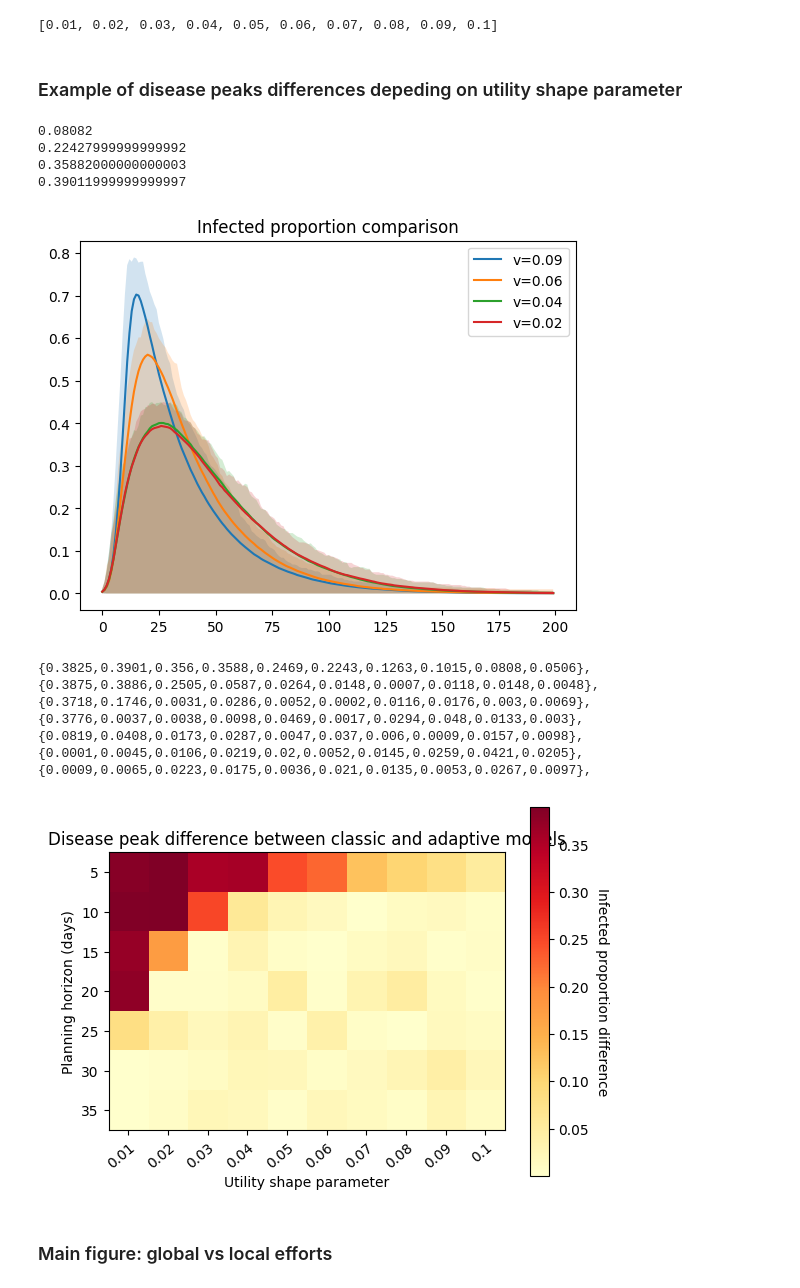
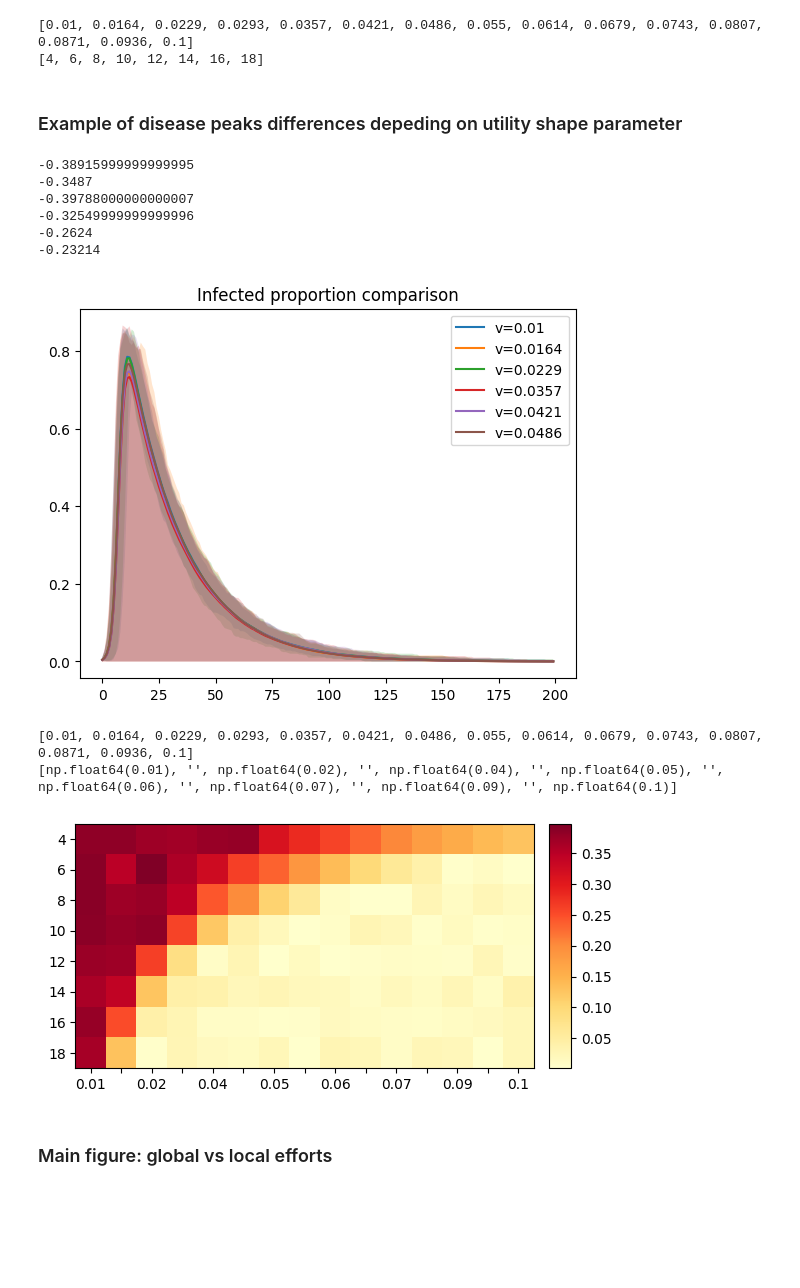
Before and after one commit to JimmyCalvoMonge/AdaptiveNetworks, a Jupyter notebook: network_experiments.ipynb, the cells around one changed output. Cells and saved outputs as stored; diff of their text form; code cells hidden in the pictures; blank space fills up the shorter version.

Commit message:
Changes to graph functions

```diff
--- a/network_experiments.ipynb
+++ b/network_experiments.ipynb
@@ -6,17 +5,19 @@ import test as test
 import plotly.express as px
 # %%
-epidist_data = pd.read_csv('./Data/epidist_new.csv')
-bepidist_data = pd.read_csv('./Data/bepidist_new.csv')
+epidist_data = pd.read_csv('./Data/20251101184108_epidist_heatmap_data.csv')
+bepidist_data = pd.read_csv('./Data/20251101184108_bepidist_heatmap_data.csv')
 epidist_data = epidist_data.apply(pd.to_numeric)
 bepidist_data = bepidist_data.apply(pd.to_numeric)
 print(bepidist_data['V'].unique().tolist())
+print(bepidist_data['T'].unique().tolist())
 # %% [output]
-[0.01, 0.02, 0.03, 0.04, 0.05, 0.06, 0.07, 0.08, 0.09, 0.1]
+[0.01, 0.0164, 0.0229, 0.0293, 0.0357, 0.0421, 0.0486, 0.055, 0.0614, 0.0679, 0.0743, 0.0807, 0.0871, 0.0936, 0.1]
+[4, 6, 8, 10, 12, 14, 16, 18]
 # %% [markdown]
 ### Example of disease peaks differences depeding on utility shape parameter
 # %%
-vs = [0.09, 0.06, 0.04, 0.02]
-T = 5
+vs = [0.01, 0.0164, 0.0229, 0.0293, 0.0357, 0.0421, 0.0486]
+T = 6
 n = 500
 
 plt.figure()
@@ -49,11 +50,13 @@ plt.legend(loc="upper right")
 
 plt.show()
 # %% [output]
-0.08082
-0.22427999999999992
-0.35882000000000003
-0.39011999999999997
+-0.38915999999999995
+-0.3487
+-0.39788000000000007
+-0.32549999999999996
+-0.2624
+-0.23214
-[figure, old version]
+[figure, new version]
 # %%
 data_diff = pd.DataFrame({})
 for v in epidist_data['V'].unique():
@@ -66,53 +69,66 @@ for v in epidist_data['V'].unique():
         meanb = (bepidist['i_mean']/n).tolist()
 
         diff = np.nanmax(mean) - np.nanmax(meanb)
 
         data_diff = pd.concat([data_diff, pd.DataFrame({
             'V': [v],
             'T': [T],
             'diff': [np.abs(diff)]
         })], ignore_index=True)
 plot1_data = data_diff.pivot(index='V', columns='T', values='diff')
 # Labels
-xlabs = list(plot1_data.index)
+xlabs0 = list(plot1_data.index)
+xlabs = []
+for i, x in enumerate(xlabs0):
+    if i % 2 == 0:
+        xlabs.append(np.round(x,2))
+    else:
+        xlabs.append('')
+
+print(xlabs0)
+print(xlabs)
+
 ylabs = plot1_data.columns.tolist()
 data = np.transpose(np.abs(plot1_data.values))
 
-for dat in data:
-    vals = [str(round(val, 4)) for val in list(dat)]
-    vals = f"{{{','.join(vals)}}},"
-    print(vals)
+# for dat in data:
+#     vals = [str(round(val, 4)) for val in list(dat)]
+#     vals = f"{{{','.join(vals)}}},"
+#     print(vals)
 
 # Heat map
 fig, ax = plt.subplots()
 im = ax.imshow(data, cmap = "YlOrRd")
 
 # Add the labels
 ax.set_xticks(np.arange(len(xlabs)))
 ax.set_yticks(np.arange(len(ylabs)))
 ax.set_xticklabels(xlabs)
 ax.set_yticklabels(ylabs)
 
 # Rotate the labels of the X-axis
-plt.setp(ax.get_xticklabels(), rotation = 40,
-         ha = "right", rotation_mode = "anchor")
+# plt.setp(ax.get_xticklabels(), rotation = 90,
+#          ha = "right", rotation_mode = "anchor")
 
 # Add the color bar
-cbar = ax.figure.colorbar(im, ax = ax)
-cbar.ax.set_ylabel("Infected proportion difference", rotation = -90, va = "bottom")
-plt.title(f"Disease peak difference between classic and adaptive models")
-plt.xlabel("Utility shape parameter")
-plt.ylabel("Planning horizon (days)")
+# cbar = ax.figure.colorbar(im, ax = ax)
+
+# Create colorbar with same height as heatmap
+from mpl_toolkits.axes_grid1 import make_axes_locatable
+# Create an axes divider for the heatmap
+divider = make_axes_locatable(ax)
+# Append a new axes for the colorbar, same height as ax
+cax = divider.append_axes("right", size="5%", pad=0.15)
+# Add colorbar to the new axes
+cbar = plt.colorbar(im, cax=cax)
+
+# plt.xlabel("Population Risk Sensitivity")
+# plt.ylabel("Planning horizon (days)")
 plt.show()
 # %% [output]
-{0.3825,0.3901,0.356,0.3588,0.2469,0.2243,0.1263,0.1015,0.0808,0.0506},
-{0.3875,0.3886,0.2505,0.0587,0.0264,0.0148,0.0007,0.0118,0.0148,0.0048},
-{0.3718,0.1746,0.0031,0.0286,0.0052,0.0002,0.0116,0.0176,0.003,0.0069},
-{0.3776,0.0037,0.0038,0.0098,0.0469,0.0017,0.0294,0.048,0.0133,0.003},
-{0.0819,0.0408,0.0173,0.0287,0.0047,0.037,0.006,0.0009,0.0157,0.0098},
-{0.0001,0.0045,0.0106,0.0219,0.02,0.0052,0.0145,0.0259,0.0421,0.0205},
-{0.0009,0.0065,0.0223,0.0175,0.0036,0.021,0.0135,0.0053,0.0267,0.0097},
+[0.01, 0.0164, 0.0229, 0.0293, 0.0357, 0.0421, 0.0486, 0.055, 0.0614, 0.0679, 0.0743, 0.0807, 0.0871, 0.0936, 0.1]
+[np.float64(0.01), '', np.float64(0.02), '', np.float64(0.04), '', np.float64(0.05), '', np.float64(0.06), '', np.float64(0.07), '', np.float64(0.09), '', np.float64(0.1)]
-[figure, old version]
+[figure, new version]
 # %% [markdown]
 ### Main figure: global vs local efforts
 # %%
```
Also changed, not shown: parts of 6 cells of this notebook, 1 other file.
